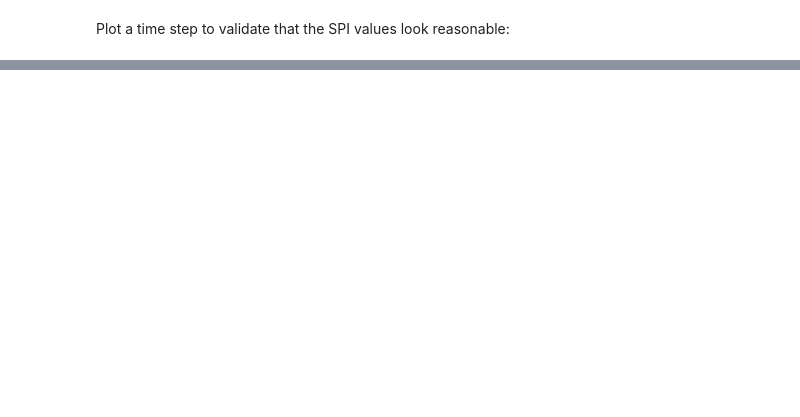
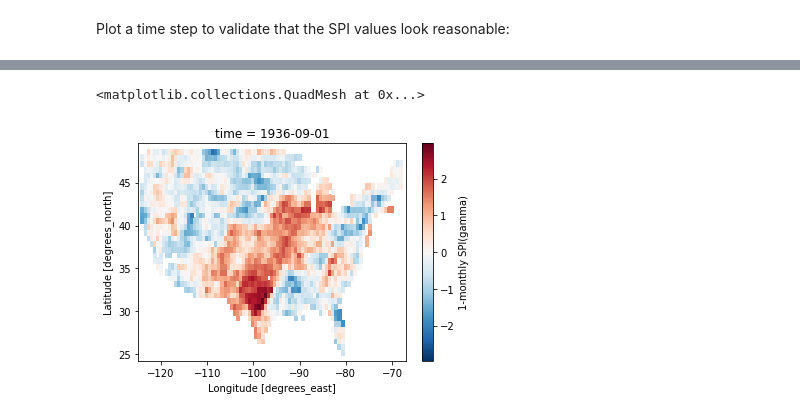
Before and after one commit to monocongo/climate_indices, a Jupyter notebook: notebooks/generate_fitting_parameters_nclimgrid.ipynb, the cells around one changed output, grey strips where cells are left out. Saved outputs shown, nothing was run; the diff lists cells and outputs as text; code cells hidden in the pictures; blank space fills up the shorter version.

```diff
--- a/notebooks/generate_fitting_parameters_nclimgrid.ipynb
+++ b/notebooks/generate_fitting_parameters_nclimgrid.ipynb
@@ -27,7 +27,7 @@ period_times = 12
 total_lats = da_prcp.shape[0]
 total_lons = da_prcp.shape[1]
 fitting_shape = (total_lats, total_lons, period_times)
-scales = [1, 2, 3, 6, 9, 12, 24]
+scales = [1]  # , 2, 3, 6, 9, 12, 24]
 periodicity = compute.Periodicity.monthly
 # %% [markdown]
 Define a function that can be used to compute the gamma fitting parameters for a particular month scale:
@@ -228,7 +231,7 @@ for scale in scales:
     var_name_alpha = f"alpha_{str(scale).zfill(2)}"
     var_name_beta = f"beta_{str(scale).zfill(2)}"
     da_spi = compute_spi_gamma(
-        da_prcp: xr.DataArray,
+        da_prcp,
         ds_gamma[f'alpha_{str(scale).zfill(2)}'],
         ds_gamma[f'beta_{str(scale).zfill(2)}'],
         scale,
@@ -243,2 +272,5 @@ Plot a time step to validate that the SPI values look reasonable:
 # %%
-ds_spi["spi_gamma_03"].isel(time=500).plot()
+ds_spi[f"spi_gamma_{str(scale).zfill(2)}"].isel(time=500).plot()
+# %% [output]
+<matplotlib.collections.QuadMesh at 0x...>
+[figure, added]
```
Also changed, not shown: parts of 3 cells of this notebook, 1 other file.
